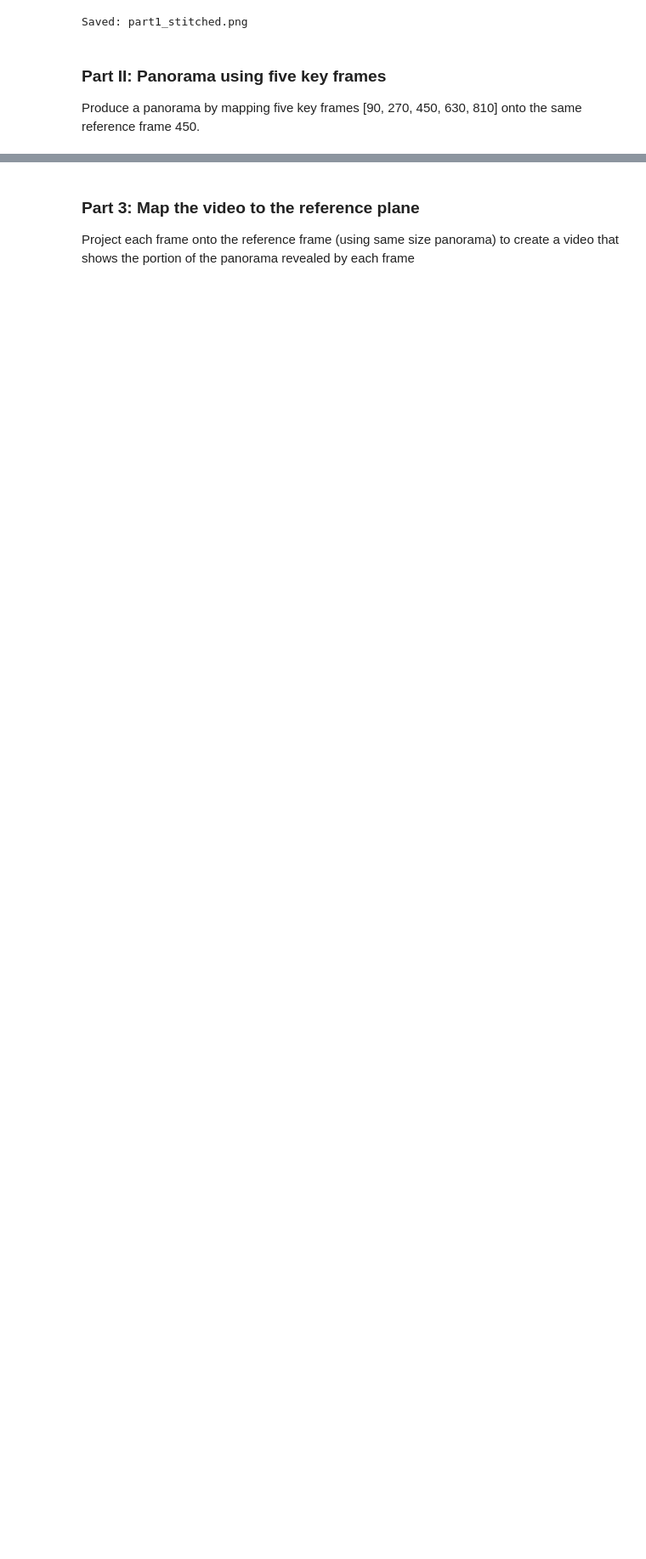
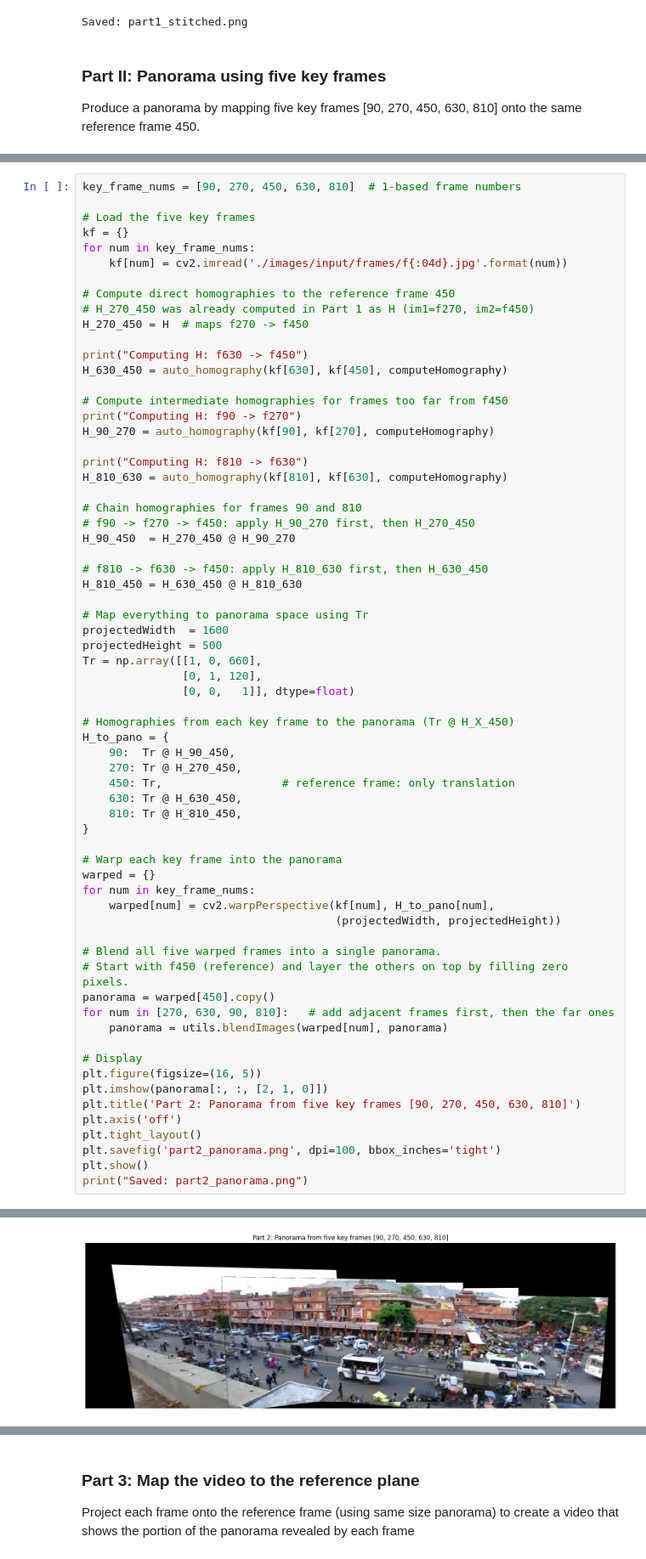
Before and after one commit to qasimza/video_stitching_and_processing, a Jupyter notebook: mp5/Project_5_starter.ipynb, the cells around one changed output, grey strips where cells are left out. Shown at 85% size. Saved outputs shown, nothing was run; the diff lists cells and outputs as text; blank space fills up the shorter version.

Commit message:
Panorama Completed

```diff
--- a/mp5/Project_5_starter.ipynb
+++ b/mp5/Project_5_starter.ipynb
@@ -269,0 +262,67 @@ for n in range(len(key_frames)):
+# %%
+key_frame_nums = [90, 270, 450, 630, 810]  # 1-based frame numbers
+
+# Load the five key frames
+kf = {}
+for num in key_frame_nums:
+    kf[num] = cv2.imread('./images/input/frames/f{:04d}.jpg'.format(num))
+
+# Compute direct homographies to the reference frame 450
+# H_270_450 was already computed in Part 1 as H (im1=f270, im2=f450)
+H_270_450 = H  # maps f270 -> f450
+
+print("Computing H: f630 -> f450")
+H_630_450 = auto_homography(kf[630], kf[450], computeHomography)
+
+# Compute intermediate homographies for frames too far from f450
+print("Computing H: f90 -> f270")
+H_90_270 = auto_homography(kf[90], kf[270], computeHomography)
+
+print("Computing H: f810 -> f630")
+H_810_630 = auto_homography(kf[810], kf[630], computeHomography)
+
+# Chain homographies for frames 90 and 810
+# f90 -> f270 -> f450: apply H_90_270 first, then H_270_450
+H_90_450  = H_270_450 @ H_90_270
+
+# f810 -> f630 -> f450: apply H_810_630 first, then H_630_450
+H_810_450 = H_630_450 @ H_810_630
+
+# Map everything to panorama space using Tr
+projectedWidth  = 1600
+projectedHeight = 500
+Tr = np.array([[1, 0, 660],
+               [0, 1, 120],
+               [0, 0,   1]], dtype=float)
+
+# Homographies from each key frame to the panorama (Tr @ H_X_450)
+H_to_pano = {
+    90:  Tr @ H_90_450,
+    270: Tr @ H_270_450,
+    450: Tr,                  # reference frame: only translation
+    630: Tr @ H_630_450,
+    810: Tr @ H_810_450,
+}
+
+# Warp each key frame into the panorama
+warped = {}
+for num in key_frame_nums:
+    warped[num] = cv2.warpPerspective(kf[num], H_to_pano[num],
+                                      (projectedWidth, projectedHeight))
+
+# Blend all five warped frames into a single panorama.
+# Start with f450 (reference) and layer the others on top by filling zero pixels.
+panorama = warped[450].copy()
+for num in [270, 630, 90, 810]:   # add adjacent frames first, then the far ones
+    panorama = utils.blendImages(warped[num], panorama)
+
+# Display
+plt.figure(figsize=(16, 5))
+plt.imshow(panorama[:, :, [2, 1, 0]])
+plt.title('Part 2: Panorama from five key frames [90, 270, 450, 630, 810]')
+plt.axis('off')
+plt.tight_layout()
+plt.savefig('part2_panorama.png', dpi=100, bbox_inches='tight')
+plt.show()
+print("Saved: part2_panorama.png")
+# %% [output]
@@ -269,0 +338 @@ for n in range(len(key_frames)):
+[figure, added]
```
Also changed, not shown: parts of 2 cells of this notebook, 1 other file.
